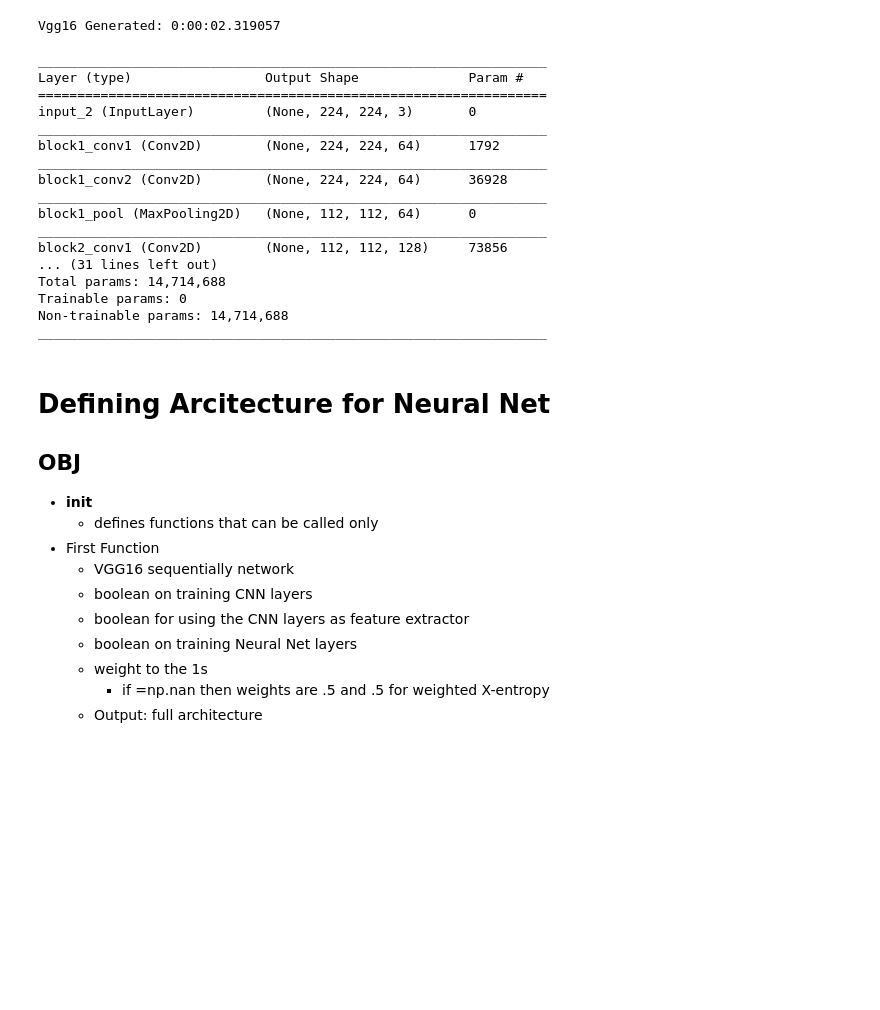
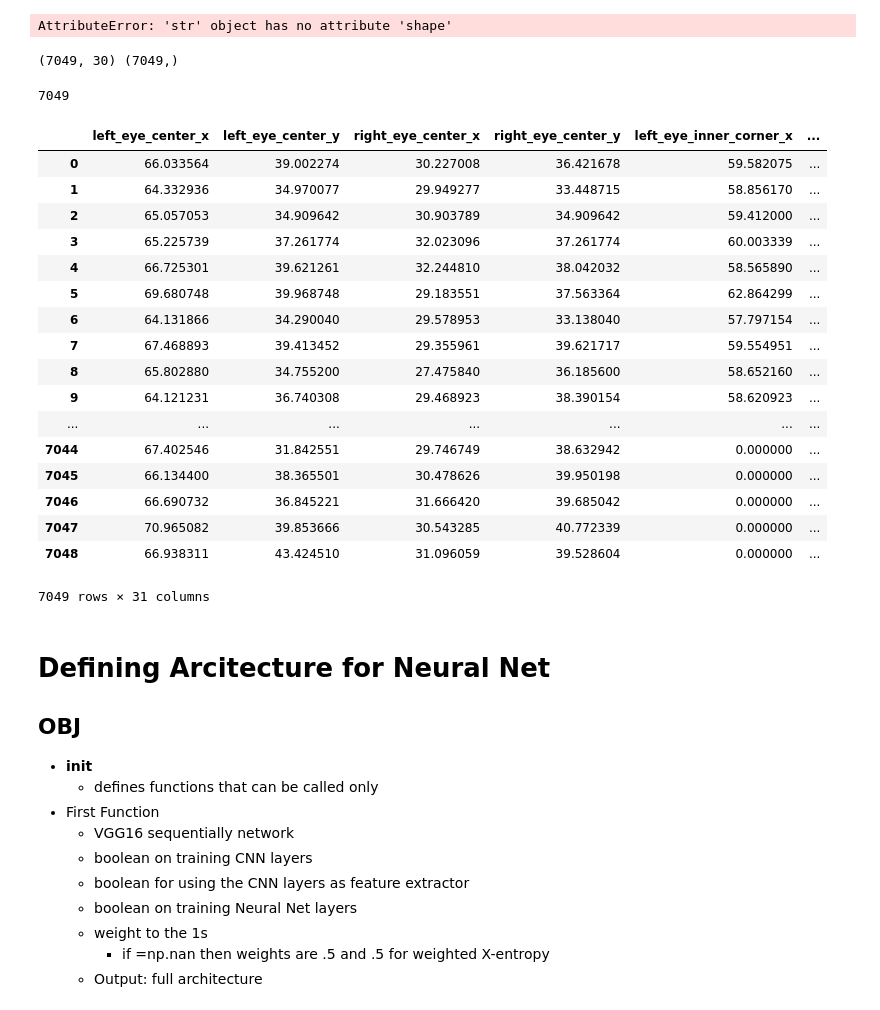
Before and after one commit to tkostopoulos/FacialKeypointsDetection, a Jupyter notebook: MainCode.ipynb, the cells around one changed output. Cells and saved outputs as stored; diff of their text form; code cells hidden in the pictures; blank space fills up the shorter version.

Commit message:
Add files via upload
added to TrainImageObj to import V&V
update VGG16 Transfer Learning model for the application

wrote the code to get the model tested out

```diff
--- a/MainCode.ipynb
+++ b/MainCode.ipynb
@@ -43,34 +121,39 @@ Import Finished: 0:00:02.957581
-# %%
-start = datetime.now()
-
-os.chdir(projectDirectory)
-vgg16 = VGG16_Obj()
-
-importComplete = datetime.now()
-print("Vgg16 Generated: " + str(importComplete - start))
-# %% [output]
-Vgg16 Generated: 0:00:02.319057
-# %%
-model = vgg16.modelNoFC
-model.summary() # should say 14,714,688 untrainable parameters
-# %% [output]
-_________________________________________________________________
-Layer (type)                 Output Shape              Param #
-=================================================================
-input_2 (InputLayer)         (None, 224, 224, 3)       0
-_________________________________________________________________
-block1_conv1 (Conv2D)        (None, 224, 224, 64)      1792
-_________________________________________________________________
-block1_conv2 (Conv2D)        (None, 224, 224, 64)      36928
-_________________________________________________________________
-block1_pool (MaxPooling2D)   (None, 112, 112, 64)      0
-_________________________________________________________________
-block2_conv1 (Conv2D)        (None, 112, 112, 128)     73856
-... (31 lines left out)
-Total params: 14,714,688
-Trainable params: 0
-Non-trainable params: 14,714,688
-_________________________________________________________________
+# %%
+trainingImage[2].shape
+# %% [output]
+AttributeError: 'str' object has no attribute 'shape'
+# %%
+validationData = np.array(trainingData)
+trainingImage = validationData[:,-1]
+validationData = validationData[:,:-1]
+print(str(validationData.shape), str(trainingImage.shape))
+# %% [output]
+(7049, 30) (7049,)
+# %%
+len(trainingData)
+# %% [output]
+7049
+# %%
+trainingData
+# %% [output]
+|  | left_eye_center_x | left_eye_center_y | right_eye_center_x | right_eye_center_y | left_eye_inner_corner_x | ... |
+| 0 | 66.033564 | 39.002274 | 30.227008 | 36.421678 | 59.582075 | ... |
+| 1 | 64.332936 | 34.970077 | 29.949277 | 33.448715 | 58.856170 | ... |
+| 2 | 65.057053 | 34.909642 | 30.903789 | 34.909642 | 59.412000 | ... |
+| 3 | 65.225739 | 37.261774 | 32.023096 | 37.261774 | 60.003339 | ... |
+| 4 | 66.725301 | 39.621261 | 32.244810 | 38.042032 | 58.565890 | ... |
+| 5 | 69.680748 | 39.968748 | 29.183551 | 37.563364 | 62.864299 | ... |
+| 6 | 64.131866 | 34.290040 | 29.578953 | 33.138040 | 57.797154 | ... |
+| 7 | 67.468893 | 39.413452 | 29.355961 | 39.621717 | 59.554951 | ... |
+| 8 | 65.802880 | 34.755200 | 27.475840 | 36.185600 | 58.652160 | ... |
+| 9 | 64.121231 | 36.740308 | 29.468923 | 38.390154 | 58.620923 | ... |
+| ... | ... | ... | ... | ... | ... | ... |
+| 7044 | 67.402546 | 31.842551 | 29.746749 | 38.632942 | 0.000000 | ... |
+| 7045 | 66.134400 | 38.365501 | 30.478626 | 39.950198 | 0.000000 | ... |
+| 7046 | 66.690732 | 36.845221 | 31.666420 | 39.685042 | 0.000000 | ... |
+| 7047 | 70.965082 | 39.853666 | 30.543285 | 40.772339 | 0.000000 | ... |
+| 7048 | 66.938311 | 43.424510 | 31.096059 | 39.528604 | 0.000000 | ... |
+7049 rows × 31 columns
 # %%
 def weighted_binary_crossentropy(y_true, y_pred):
     # Oiginal binary crossentropy (see losses.py):
```
Also changed, not shown: parts of 2 cells of this notebook, 2 other files.
